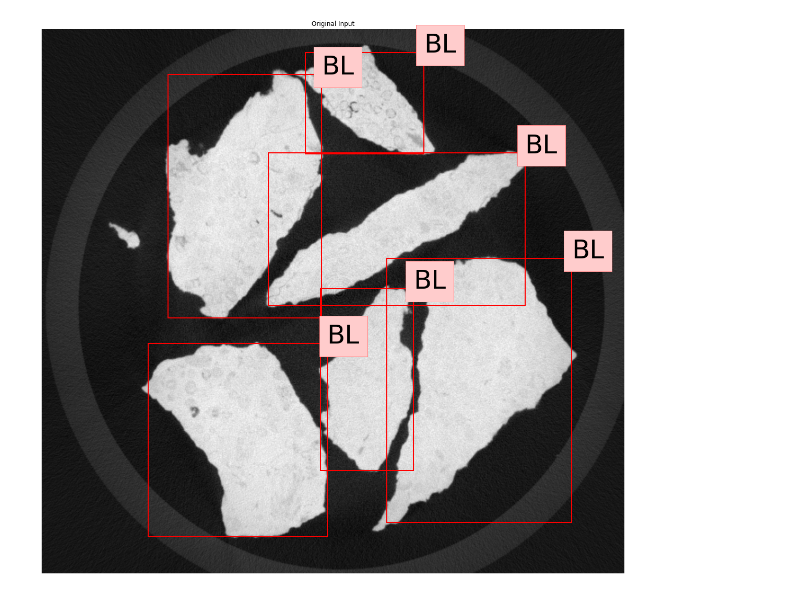
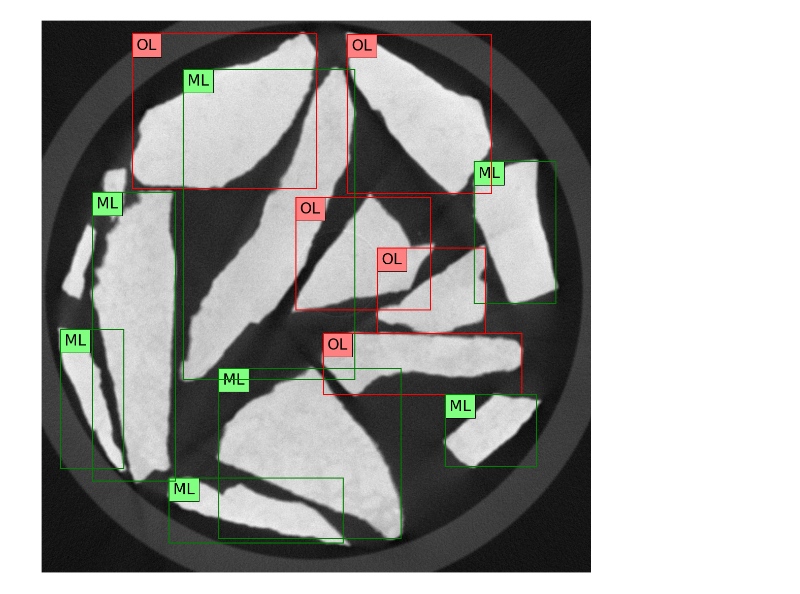
Before and after one commit to nfholsen/Rock_Cuttings_Characterisation, a Jupyter notebook: Cuttings_Characterisation/PostProcessing/dev.ipynb, the cells around one changed output. Drawn from its saved outputs; the diff is of its cells as text; code cells hidden in the pictures.

```diff
--- a/Cuttings_Characterisation/PostProcessing/dev.ipynb
+++ b/Cuttings_Characterisation/PostProcessing/dev.ipynb
@@ -182,9 +93,8 @@ dict_acc_scores = {inputs.ModelName : accuracy_scores}
 # %%
 root_load = 'E:/FileHistory/nilso/LAPTOP-154DU0LI/Data/C/Users/nilso/Documents/EPFL/MA4/PDS Turberg/'
-folder_to_load = 'Cuttings_data/BL3-4-DL/'
+folder_to_load = 'Cuttings_data/ML-V1/'
 train_tiffs = os.listdir(os.path.dirname(root_load + folder_to_load))
-tiff = train_tiffs[990]
-
+tiff = train_tiffs[900]
 file_path = root_load + folder_to_load + tiff
 # %%
 image_raw = Image_Raw(file_path,'unchanged')
@@ -325,23 +176,30 @@ dict_ = {0:'BL',1:'GN',2:'ML',3:'MS',4:'OL'}
 # %%
 fig, ax = plt.subplots(1,1,figsize=(20,20))
 ax.imshow(image_raw.img,cmap='gray')
-ax.set_title('Original Input')
 ax.axis(False)
 
 for i_, region_i in enumerate(image_raw.regions):
     box = region_i['bbox']['box']
-    poly = patches.Polygon(box,fill=False, edgecolor='red', linewidth=2)
-    ax.add_patch(poly)
+    if pred[i_][0] == 2:
+        poly = patches.Polygon(box,fill=False, edgecolor='green', linewidth=2)
+        fc = (0.5, 1, 0.5)
+    else :
+        poly = patches.Polygon(box,fill=False, edgecolor='red', linewidth=2)
+        fc = (1, 0.5, 0.5)
+
     ax.text(
-        x=box[3,0],
-        y=box[3,1],
+        x=box[0,0] + 8,
+        y=box[0,1] + 8,
         s=dict_[pred[i_][0]],
-        size=50,
+        zorder=0.5,
+        size=30,
+        ha="left",
+        va="top",
         bbox=dict(
             boxstyle="square",
-            ec=(1., 0.5, 0.5),
-            fc=(1., 0.8, 0.8)
+            fc=fc
             )
         )
+    ax.add_patch(poly)
 # %% [output]
-[figure, old version]
+[figure, new version]
```
Also changed, not shown: parts of 13 cells of this notebook, 8 other files.
